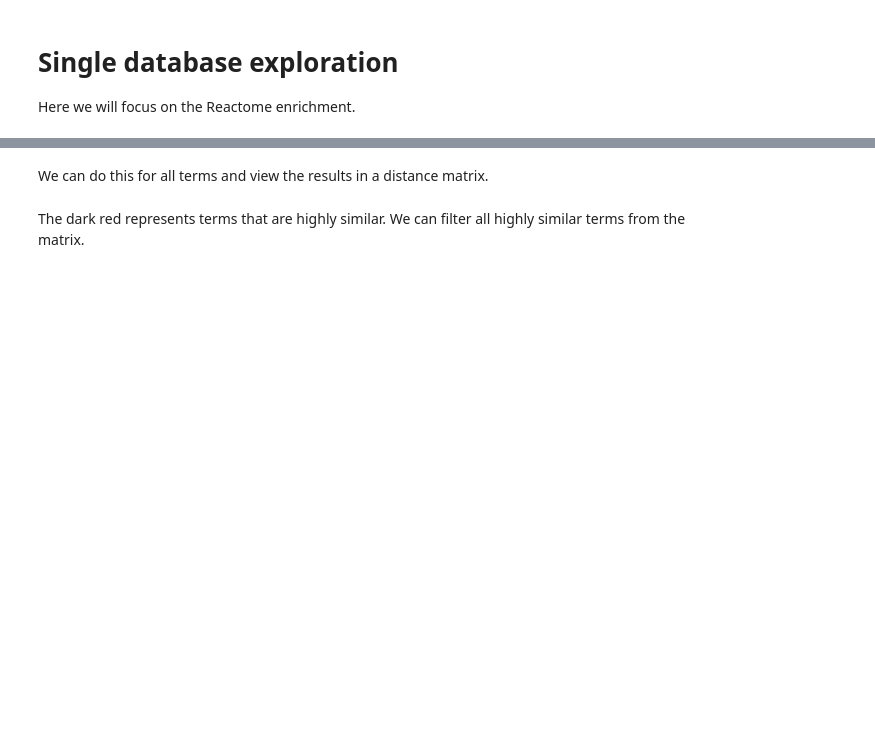
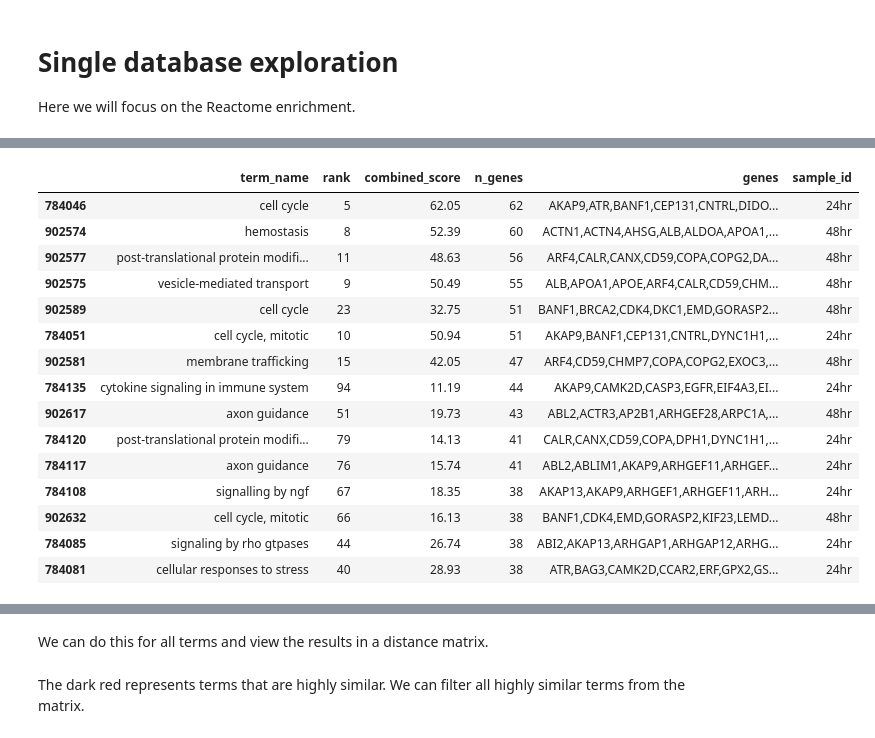
Before and after one commit to LoLab-MSM/MAGINE, a Jupyter notebook: examples/cisplatin/explore_enrichment_analysis.ipynb, the cells around one changed output, grey strips where cells are left out. Saved outputs shown, nothing was run; the diff lists cells and outputs as text; code cells hidden in the pictures; blank space fills up the shorter version.

```diff
--- a/examples/cisplatin/explore_enrichment_analysis.ipynb
+++ b/examples/cisplatin/explore_enrichment_analysis.ipynb
@@ -96,22 +221,40 @@ display(reactome_only.sort_values('n_genes', ascending=False)[cols].head(30)['te
 # %%
 # Manually select terms with large number of genes that are not useful.
 # This is based on person intuition. "Gene expression" and "metabolism" might be useful for some, but
 # here I will elimate as they are not descriptive enough to explain what the drug is doing.
 
-not_useful = ['gene expression', 'metabolism',
-              'metabolism of proteins',
-              'immune system',
-              'disease', ''
-              'processing of capped intron-containing pre-mrna',
-              'developmental biology',
-              'infectious disease',
+not_useful = ['metabolism', 'gene expression',
+              'metabolism of proteins', 'disease',
+              'infectious disease', 'immune system',
               'metabolism of amino acids and derivatives',
               'major pathway of rrna processing in the nucleolus',
               'influenza life cycle',
+              'processing of capped intron-containing pre-mrna',
+              'mrna splicing - major pathway',
+              'mrna splicing - minor pathway',
+              'innate immune system', 'cell-cell communication',
+              'diseases of signal transduction', 'mrna splicing'
              ]
 reactome_only = reactome_only.loc[~reactome_only['term_name'].isin(not_useful)]
 
 display(reactome_only.sort_values('n_genes', ascending=False)[cols].head(15))
+# %% [output]
+|  | term_name | rank | combined_score | n_genes | genes | sample_id |
+| 784046 | cell cycle | 5 | 62.05 | 62 | AKAP9,ATR,BANF1,CEP131,CNTRL,DIDO... | 24hr |
+| 902574 | hemostasis | 8 | 52.39 | 60 | ACTN1,ACTN4,AHSG,ALB,ALDOA,APOA1,... | 48hr |
+| 902577 | post-translational protein modifi... | 11 | 48.63 | 56 | ARF4,CALR,CANX,CD59,COPA,COPG2,DA... | 48hr |
+| 902575 | vesicle-mediated transport | 9 | 50.49 | 55 | ALB,APOA1,APOE,ARF4,CALR,CD59,CHM... | 48hr |
+| 902589 | cell cycle | 23 | 32.75 | 51 | BANF1,BRCA2,CDK4,DKC1,EMD,GORASP2... | 48hr |
+| 784051 | cell cycle, mitotic | 10 | 50.94 | 51 | AKAP9,BANF1,CEP131,CNTRL,DYNC1H1,... | 24hr |
+| 902581 | membrane trafficking | 15 | 42.05 | 47 | ARF4,CD59,CHMP7,COPA,COPG2,EXOC3,... | 48hr |
+| 784135 | cytokine signaling in immune system | 94 | 11.19 | 44 | AKAP9,CAMK2D,CASP3,EGFR,EIF4A3,EI... | 24hr |
+| 902617 | axon guidance | 51 | 19.73 | 43 | ABL2,ACTR3,AP2B1,ARHGEF28,ARPC1A,... | 48hr |
+| 784120 | post-translational protein modifi... | 79 | 14.13 | 41 | CALR,CANX,CD59,COPA,DPH1,DYNC1H1,... | 24hr |
+| 784117 | axon guidance | 76 | 15.74 | 41 | ABL2,ABLIM1,AKAP9,ARHGEF11,ARHGEF... | 24hr |
+| 784108 | signalling by ngf | 67 | 18.35 | 38 | AKAP13,AKAP9,ARHGEF1,ARHGEF11,ARH... | 24hr |
+| 902632 | cell cycle, mitotic | 66 | 16.13 | 38 | BANF1,CDK4,EMD,GORASP2,KIF23,LEMD... | 48hr |
+| 784085 | signaling by rho gtpases | 44 | 26.74 | 38 | ABI2,AKAP13,ARHGAP1,ARHGAP12,ARHG... | 24hr |
+| 784081 | cellular responses to stress | 40 | 28.93 | 38 | ATR,BAG3,CAMK2D,CCAR2,ERF,GPX2,GS... | 24hr |
 # %%
 # Now lets look at the first time point.
 
```
Also changed, not shown: parts of 45 cells of this notebook, 1 other file.
